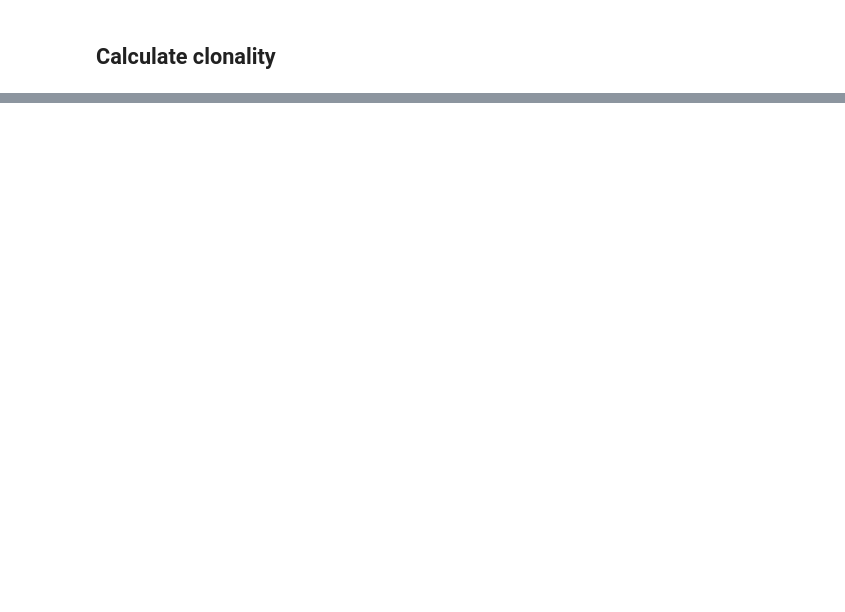
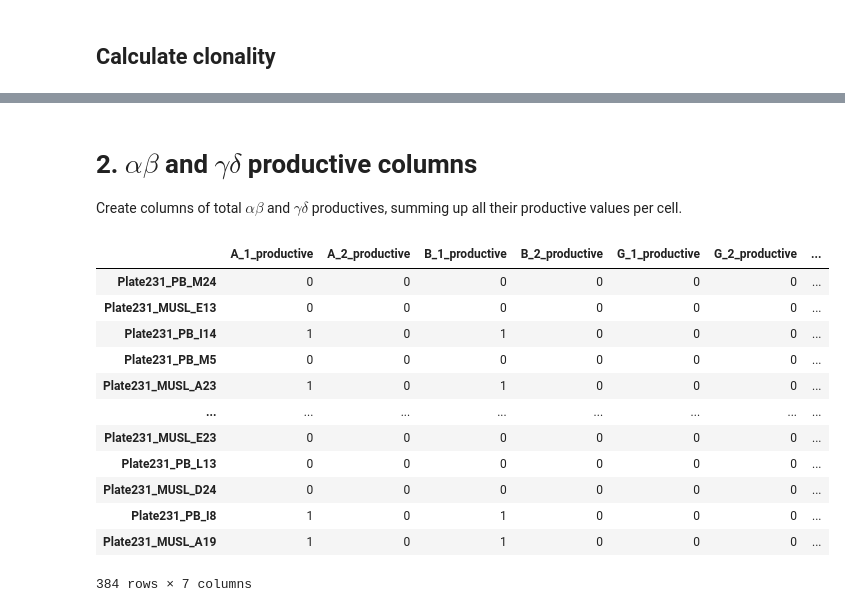
Before and after one commit to scReumaKI/smartseq3-TCR, a Jupyter notebook: src/Clonality.ipynb, the cells around one changed output, grey strips where cells are left out. Saved outputs shown, nothing was run; the diff lists cells and outputs as text; code cells hidden in the pictures; blank space fills up the shorter version.

```diff
--- a/src/Clonality.ipynb
+++ b/src/Clonality.ipynb
@@ -48,0 +96,20 @@ DF
+# %% [markdown]
+# 2. $\alpha\beta$ and $\gamma\delta$ productive columns
+Create columns of total $\alpha\beta$ and $\gamma\delta$ productives, summing up all their productive values per cell.
+# %%
+P = df.loc[:,df.columns.str.endswith('productive')] # Productive dataframe
+P
+# %% [output]
+|  | A_1_productive | A_2_productive | B_1_productive | B_2_productive | G_1_productive | G_2_productive | ... |
+| Plate231_PB_M24 | 0 | 0 | 0 | 0 | 0 | 0 | ... |
+| Plate231_MUSL_E13 | 0 | 0 | 0 | 0 | 0 | 0 | ... |
+| Plate231_PB_I14 | 1 | 0 | 1 | 0 | 0 | 0 | ... |
+| Plate231_PB_M5 | 0 | 0 | 0 | 0 | 0 | 0 | ... |
+| Plate231_MUSL_A23 | 1 | 0 | 1 | 0 | 0 | 0 | ... |
+| ... | ... | ... | ... | ... | ... | ... | ... |
+| Plate231_MUSL_E23 | 0 | 0 | 0 | 0 | 0 | 0 | ... |
+| Plate231_PB_L13 | 0 | 0 | 0 | 0 | 0 | 0 | ... |
+| Plate231_MUSL_D24 | 0 | 0 | 0 | 0 | 0 | 0 | ... |
+| Plate231_PB_I8 | 1 | 0 | 1 | 0 | 0 | 0 | ... |
+| Plate231_MUSL_A19 | 1 | 0 | 1 | 0 | 0 | 0 | ... |
+384 rows × 7 columns
```
Also changed, not shown: parts of 8 cells of this notebook, 2 other files.
